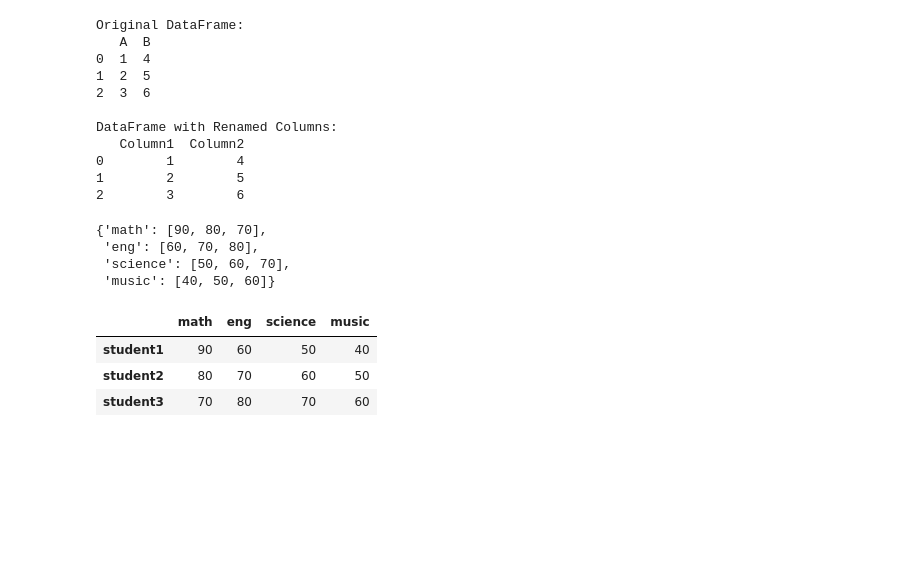
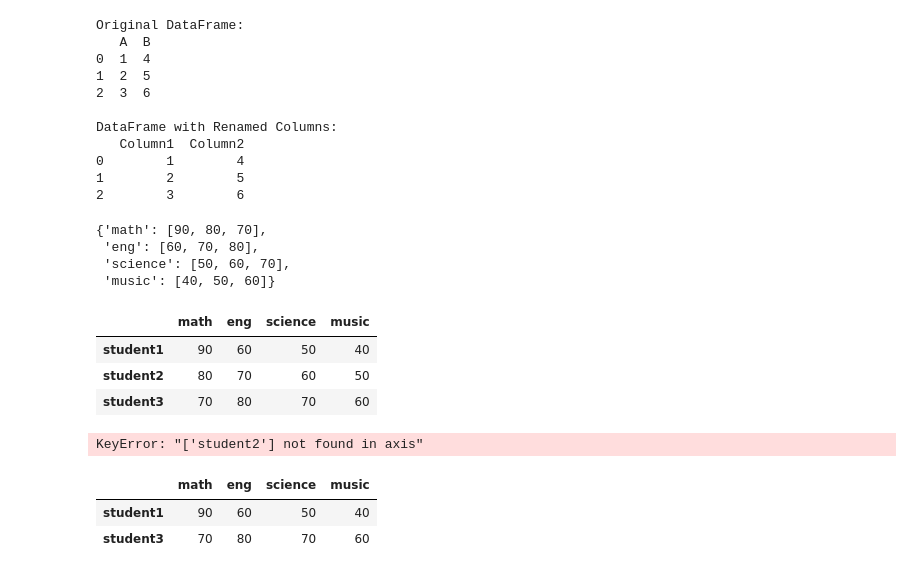
Before and after one commit to AlysterBenedict/AIML, a Jupyter notebook: Pandas/pandas.ipynb, the cells around one changed output. Saved outputs shown, nothing was run; the diff lists cells and outputs as text; code cells hidden in the pictures; blank space fills up the shorter version.

```diff
--- a/Pandas/pandas.ipynb
+++ b/Pandas/pandas.ipynb
@@ -690,3 +690,15 @@ df
 | student1 | 90 | 60 | 50 | 40 |
 | student2 | 80 | 70 | 60 | 50 |
 | student3 | 70 | 80 | 70 | 60 |
+# %%
+df2=df
+
+df2.drop('student2',inplace=True)
+# %% [output]
+KeyError: "['student2'] not found in axis"
+# %%
+df2
+# %% [output]
+|  | math | eng | science | music |
+| student1 | 90 | 60 | 50 | 40 |
+| student3 | 70 | 80 | 70 | 60 |
```
